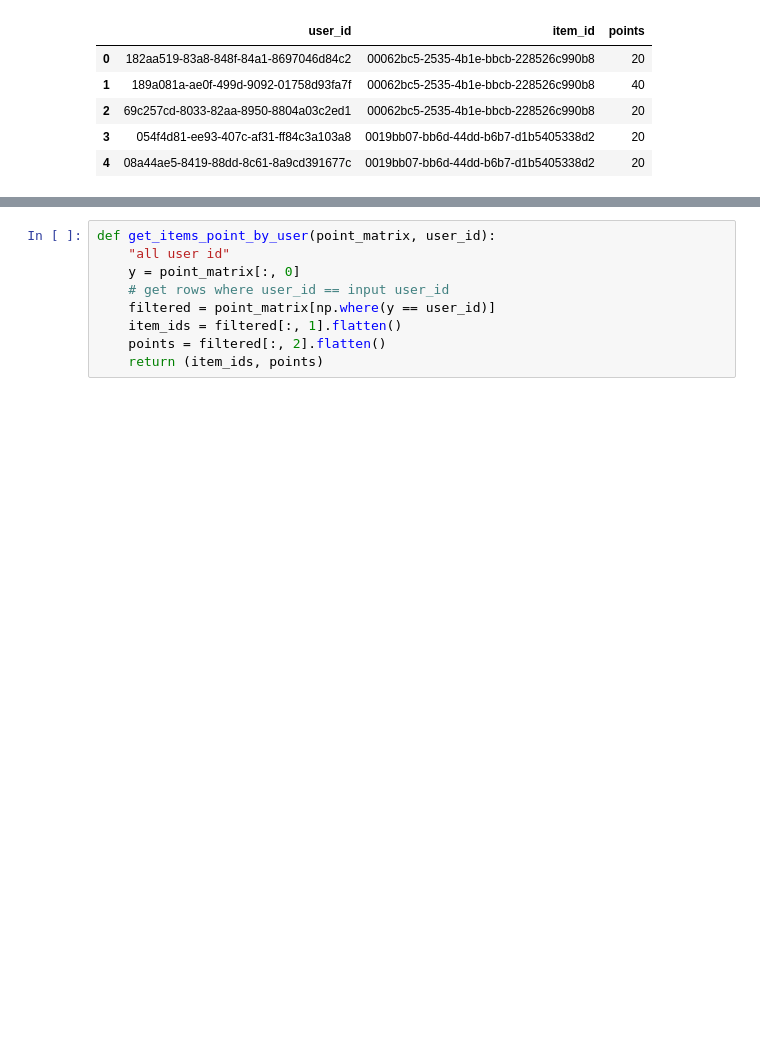
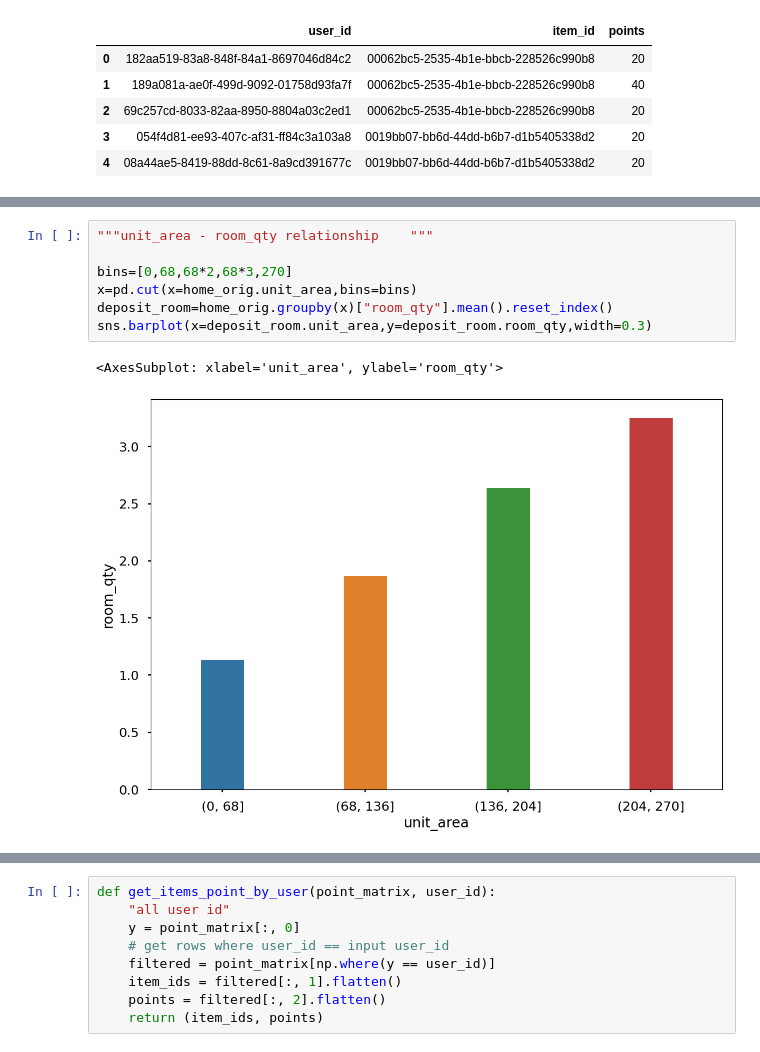
Before and after one commit to hunghuy201280/real-estate-recommendation, a Jupyter notebook: models/code.ipynb, the cells around one changed output, grey strips where cells are left out. Cells and saved outputs as stored; diff of their text form; blank space fills up the shorter version.

```diff
--- a/models/code.ipynb
+++ b/models/code.ipynb
@@ -309,0 +336,10 @@ display(pointDf.head(5))
+# %%
+"""unit_area - room_qty relationship	"""
+
+bins=[0,68,68*2,68*3,270]
+x=pd.cut(x=home_orig.unit_area,bins=bins)
+deposit_room=home_orig.groupby(x)["room_qty"].mean().reset_index()
+sns.barplot(x=deposit_room.unit_area,y=deposit_room.room_qty,width=0.3)
+# %% [output]
+<AxesSubplot: xlabel='unit_area', ylabel='room_qty'>
+[figure, added]
```
Also changed, not shown: parts of 32 cells of this notebook, 7 other files.
